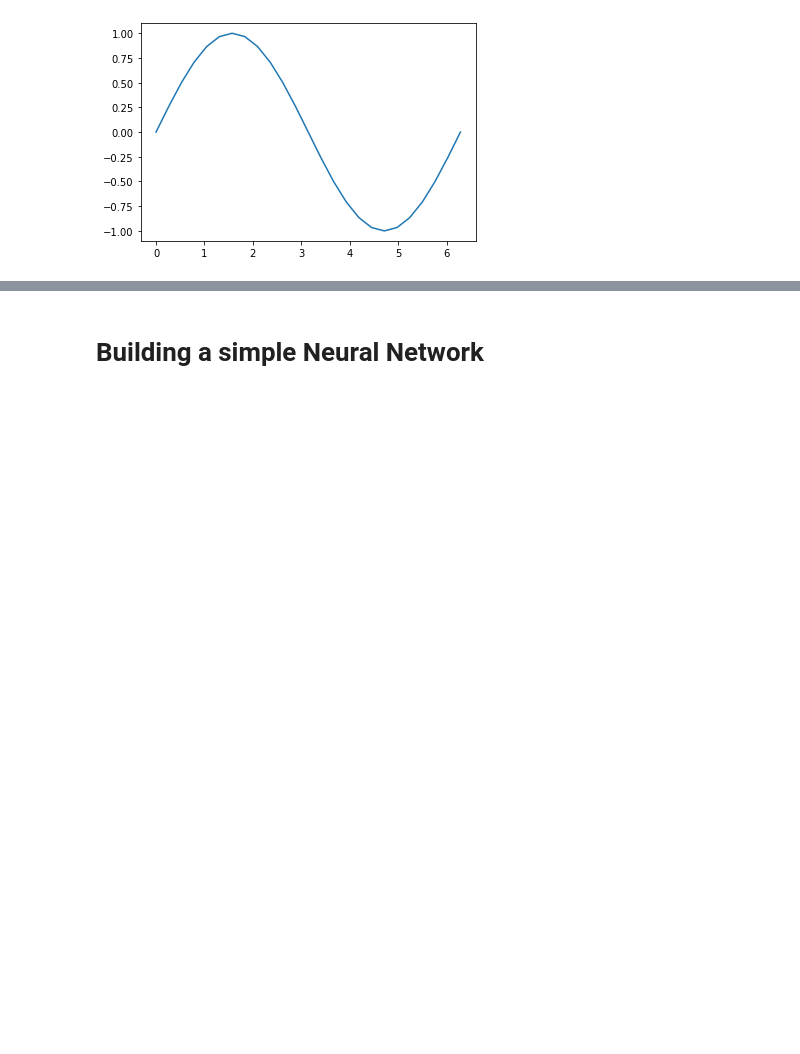
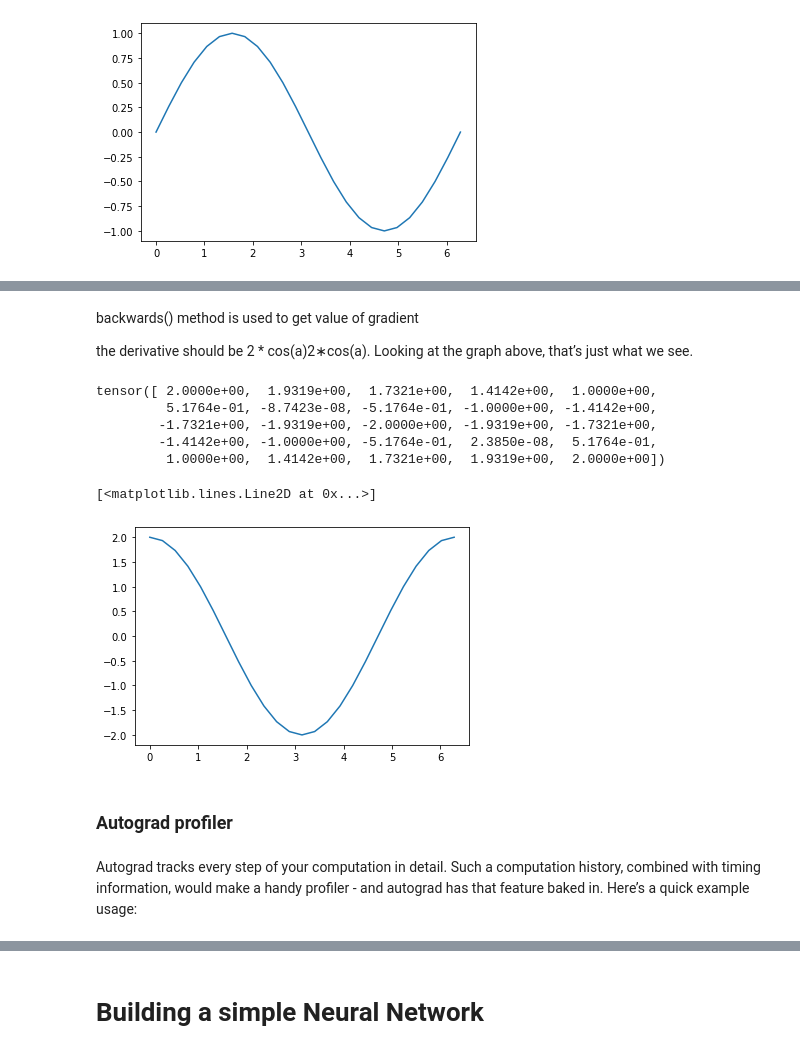
Before and after one commit to ShubhamBhut/PyTorch-Learning, a Jupyter notebook: pytorch-learning.ipynb, the cells around one changed output, grey strips where cells are left out. Saved outputs shown, nothing was run; the diff lists cells and outputs as text; code cells hidden in the pictures; blank space fills up the shorter version.

```diff
--- a/pytorch-learning.ipynb
+++ b/pytorch-learning.ipynb
@@ -520,0 +523,7 @@ plt.plot(a.detach(), b.detach())
+# %%
+c = 2*b
+d = c+1
+
+print(b)
+print(c)
+print(d)
@@ -520,0 +551,3 @@ plt.plot(a.detach(), b.detach())
+# %%
+out = d.sum()
+print(out)
@@ -520,0 +587,20 @@ plt.plot(a.detach(), b.detach())
+# %% [markdown]
+backwards() method is used to get value of gradient
+
+the derivative should be 2 * cos(a)2∗cos(a). Looking at the graph above, that’s just what we see.
+# %%
+out.backward()
+print(a.grad)
+plt.plot(a.detach(), a.grad.detach())
+# %% [output]
+tensor([ 2.0000e+00,  1.9319e+00,  1.7321e+00,  1.4142e+00,  1.0000e+00,
+         5.1764e-01, -8.7423e-08, -5.1764e-01, -1.0000e+00, -1.4142e+00,
+        -1.7321e+00, -1.9319e+00, -2.0000e+00, -1.9319e+00, -1.7321e+00,
+        -1.4142e+00, -1.0000e+00, -5.1764e-01,  2.3850e-08,  5.1764e-01,
+         1.0000e+00,  1.4142e+00,  1.7321e+00,  1.9319e+00,  2.0000e+00])
+[<matplotlib.lines.Line2D at 0x...>]
+[figure, added]
+# %% [markdown]
+### Autograd profiler
+# %% [markdown]
+Autograd tracks every step of your computation in detail. Such a computation history, combined with timing information, would make a handy profiler - and autograd has that feature baked in. Here’s a quick example usage:
```
Also changed, not shown: parts of 12 cells of this notebook.
